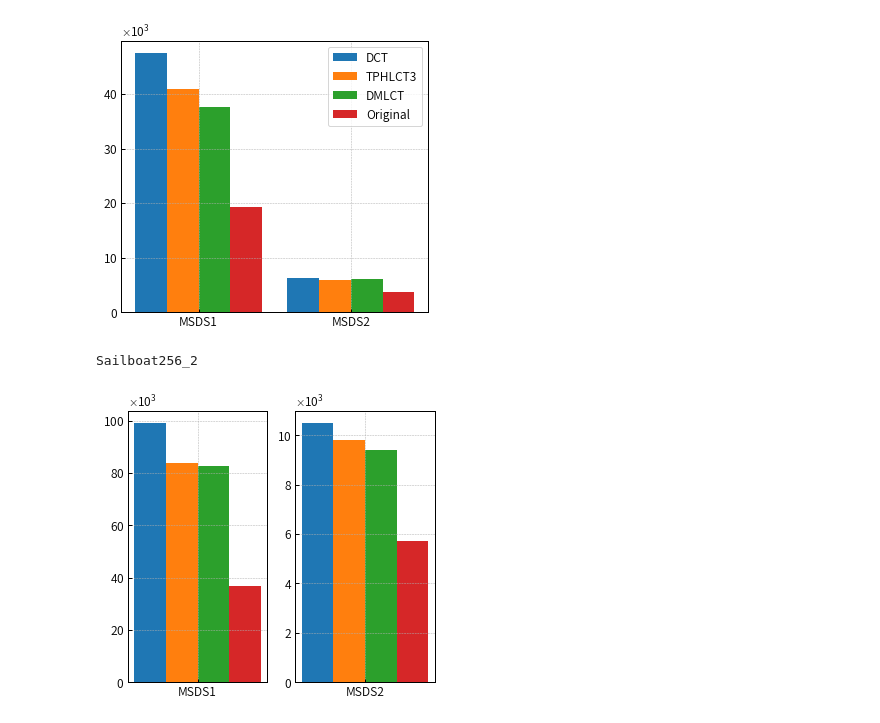
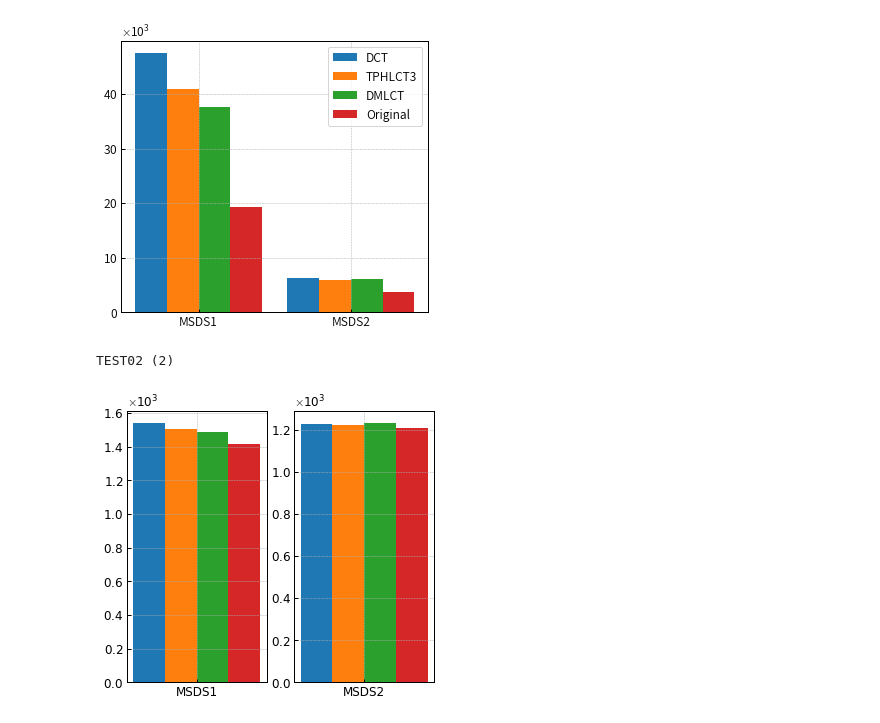
Before and after one commit to Hiroya-W/TPHLCT_and_DMLCT, a Jupyter notebook: Plot_tool/plot_tools.ipynb, the cells around one changed output. Saved outputs shown, nothing was run; the diff lists cells and outputs as text; code cells hidden in the pictures.

```diff
--- a/Plot_tool/plot_tools.ipynb
+++ b/Plot_tool/plot_tools.ipynb
@@ -260,13 +260,14 @@ SystemError: <built-in method write of _io.BufferedWriter object at 0x...> retur
 [figure]
 # %%
 # https://mkacky.wordpress.com/2014/06/24/matplotlib%E3%81%A7%E6%A3%92%E3%82%B0%E3%83%A9%E3%83%95%EF%BC%88%E6%A8%AA%E3%81%AB%E4%B8%A6%E3%81%B9%E3%82%8B%EF%BC%89/
+# "TEST02 (2)"
 # for key in df_1.keys():
-    key = "Sailboat256_2"
+    key = "TEST02 (2)"
 
     bpp_index = 3
 
     print(key)
-    orisheet = df_4["Sailboat256"]
+    orisheet = df_4["TEST02"]
     sheet1 = df_1[key]
     sheet2 = df_2[key]
     sheet3 = df_3[key]
@@ -352,32 +353,32 @@ SystemError: <built-in method write of _io.BufferedWriter object at 0x...> retur
 
     ## 各サンプルについて、棒グラフを描画する
     for i in range(num_sample):
         ax.bar(
             ind + width*i, 		## 棒グラフの左下の点の座標。データ毎に少しずつズラす
             data[i], 			## 各始点にプロットされる1次元配列
             width, 				## 棒の幅
             label=legend_labels[i]	 	## 棒の凡例名
             )
 
     ## x軸に表示するラベルを設定する
     xlabels = np.array(["MSDS2"])
     ##x軸にラベルを表示する位置を設定する。
     xlocs = ind + width * num_sample / 2 - width/2
     ## xtics(labelの位置, label), labelは1次元配列
     ax.set_xticks(xlocs)
     ax.set_xticklabels(xlabels)
     ## 余白を加味したx軸方向の変域
 #     ax.set_xlim(-margin, ind[-1]+width*num_sample+margin)
 
     ax.yaxis.set_major_formatter(FixedOrderFormatter(3 ,useMathText=True))
     ax.ticklabel_format(style="sci",  axis="y",scilimits=(0,0))
 
 #     ax.legend(bbox_to_anchor=(1.0, 0), loc='lower right', borderaxespad=1)
 #     ax.legend(bbox_to_anchor=(1, 0.5), loc='center right', borderaxespad=1)
 #     plt.tight_layout()#グラフが重ならず，設定した図のサイズ内に収まる。
 
     plt.savefig("output/msds" + key + "_" + option + ".png",dpi=300)
     plt.show()
 # %% [output]
-Sailboat256_2
+TEST02 (2)
-[figure, old version]
+[figure, new version]
```
Also changed, not shown: 46 other files.
